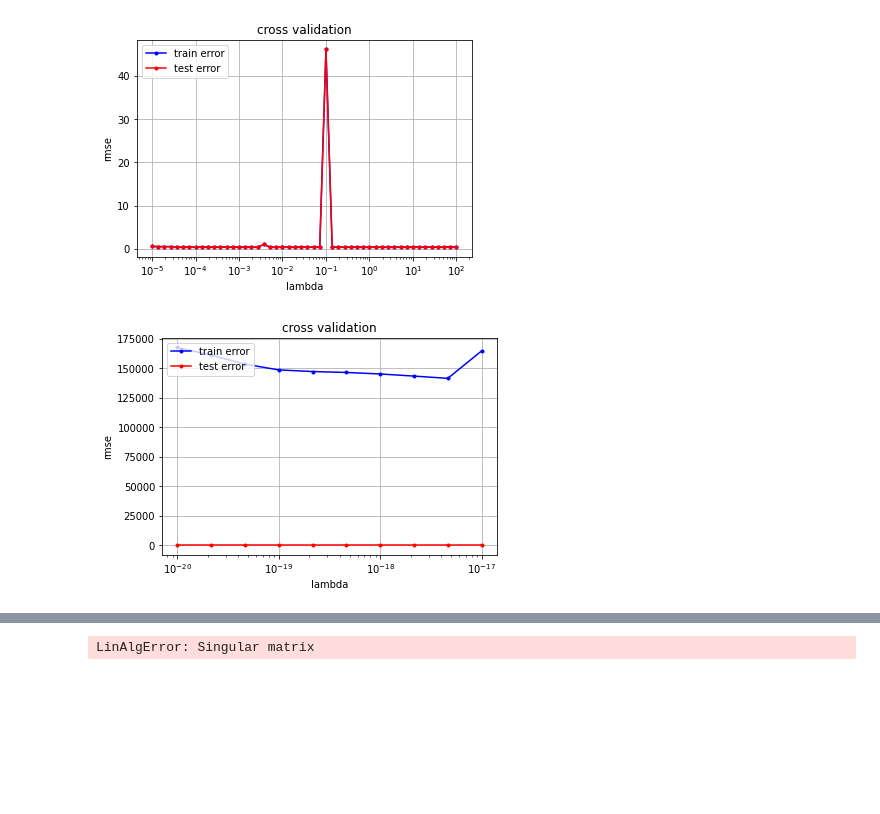
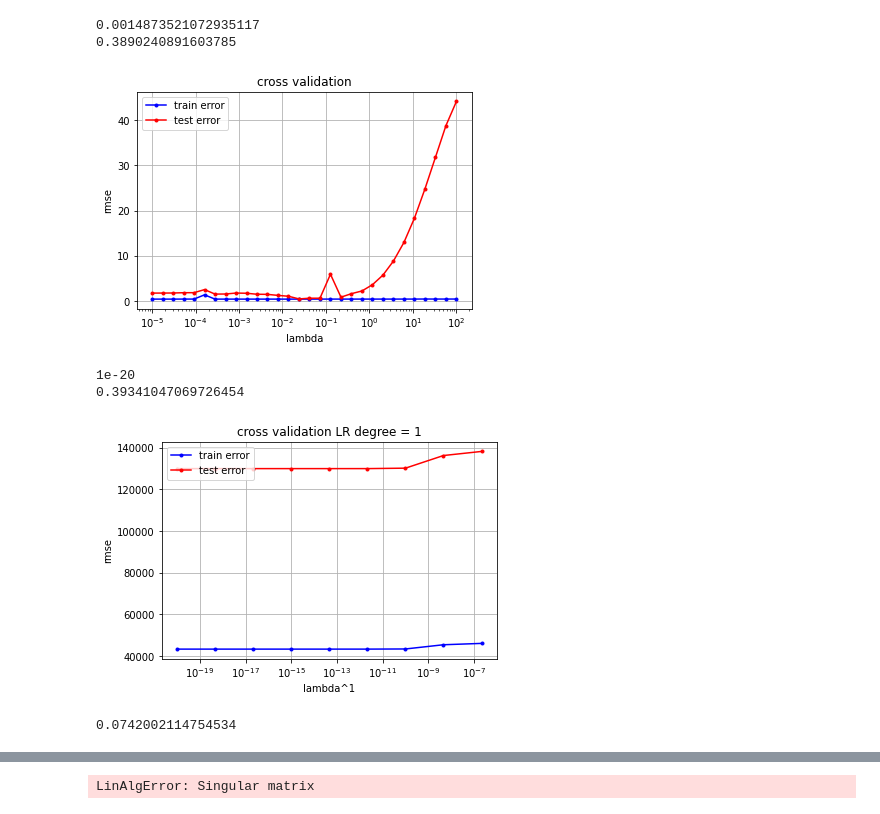
Before and after one commit to TheUndeadSloth/ML_EPFL, a Jupyter notebook: Project_1/TestingSebastian.ipynb, the cells around one changed output, grey strips where cells are left out. Cells and saved outputs as stored; diff of their text form; code cells hidden in the pictures; blank space fills up the shorter version.

Commit message:
new graphs and new func

```diff
--- a/Project_1/TestingSebastian.ipynb
+++ b/Project_1/TestingSebastian.ipynb
@@ -11,4 +11,4 @@ import matplotlib.pyplot as plt
 y, txorg, ids = load_csv_data('Data/train.csv')
 y = np.array([y])
 y = y.T
-txTest, idsTest = load_csv_Test('Data/test.csv')
+txTestorg, idsTest = load_csv_Test('Data/test.csv')
@@ -51,13 +46,16 @@ print(mse)
 w_init = least_squares(y,tx)[1]
 #gradient descent -15 to -6.5 gives good overview
 #logistic gradeint diverges after around -14 graph until 13.8 gives good overview -14 good with rmse
-lambdas = np.logspace(-5, 2, 50)
+lambdas = np.logspace(-5, 2, 30)
 rmse_te = []
 rmse_tr = []
+min_loss = 100000000000000000
+min_lambda = 0
 for lambda_ in lambdas:
-    k_indices = build_k_indices(y,4,1)
+    k_indices = build_k_indices(y,2,1)
     tr = []
     te = []
+
     for k in range(len(k_indices)):
 
 
@@ -71,7 +69,7 @@ for lambda_ in lambdas:
         amask = np.invert(mask)
         test_x = tx[amask,...]
         test_y = y[amask]
-        mse, weights = ridge_regression(y,tx,lambda_)
+        mse, weights = ridge_regression(train_y,train_x,lambda_)
 
         # calculate the loss for train and test data:
         """rmse loss"""
@@ -85,58 +83,97 @@ for lambda_ in lambdas:
 
         tr.append(loss_tr)
         te.append(loss_te)
+
     rmse_tr.append(np.array(tr).mean())
     rmse_te.append(np.array(te).mean())
 
+    if(rmse_tr[-1]<min_loss):
+        min_loss = rmse_tr[-1]
+        min_lambda = lambda_
+
 cross_validation_visualization(lambdas, rmse_tr, rmse_te)
+print(min_lambda)
+print(min_loss)
 # %% [output]
+0.0014873521072935117
+0.3890240891603785
-[figure, old version]
+[figure, new version]
+# %%
+degree = 1
+polFunc = np.ones([txorg.shape[0],txorg.shape[1]*(degree)+1])
+for j in range(degree):
+    #trying with mean now
+    polFunc[:,1+30*j:1+30*j+30] = np.power(txorg,j+1)
+tx = polFunc
 # %%
 w_init = least_squares(y,tx)[1]
-#gradient descent -15 to -6.5 gives good overview
+w_init = np.zeros(w_init.shape)
+#w_init = np.zeros(w_init.shape)
+#gradient descent -15 to -6.5 gives good overview gamma = 3.727593720314938e-07 with degree 5
 #logistic gradeint diverges after around -14 graph until 13.8 gives good overview -14 good with rmse
-lambdas = np.logspace(-20, -17, 10)
+lambdas = np.logspace(-20,-5,10)
 rmse_te = []
 rmse_tr = []
+min_loss1 = 100000000000000000
+min_lambda = 0
 for lambda_ in lambdas:
-    k_indices = build_k_indices(y,1,1)
+    k_indices = build_k_indices(y,4,5)
     tr = []
     te = []
+
     for k in range(len(k_indices)):
 
 
 
         #make a mask to extract all test data
         mask = np.zeros(tx.shape[0], dtype=bool)
         mask[k_indices[k]] = True
 
         train_x = tx[mask,...]
         train_y = y[mask]
         amask = np.invert(mask)
         test_x = tx[amask,...]
         test_y = y[amask]
-        mse, weights = logistic_regression(y,tx, w_init,50,lambda_)
+        mse, weights = gradient_descent(train_y,train_x, w_init,50,pow(lambda_,degree))
 
         # calculate the loss for train and test data:
         """rmse loss"""
         # loss_tr = np.sqrt(2 * compute_mse(train_y, train_x , weights))
         # loss_te = np.sqrt(2 * compute_mse(test_y, test_x , weights))
 
         """logistic loss"""
 
         loss_tr = calculate_loss(train_y, train_x, weights)
         loss_te = calculate_loss(test_y, test_x, weights)
-
+        """predictive loss"""
+        # e = train_y - predict_labels(weights,train_x)
+        # loss_tr = np.sqrt(1/len(e)*e.T @ e)
+        # e = test_y - predict_labels(weights,test_x)
+        # loss_te = np.sqrt(1/len(e)*e.T @ e)
         tr.append(loss_tr)
         te.append(loss_te)
+
     rmse_tr.append(np.array(tr).mean())
     rmse_te.append(np.array(te).mean())
 
-cross_validation_visualization(lambdas, rmse_tr, rmse_te)
+
+    if(rmse_te[-1]<min_loss1):
+        min_lambda = lambda_
+        min_loss1 = float(rmse_te[-1])
+
+
+degreeStr = str(1)
+cross_validation_visualization(lambdas, rmse_tr, rmse_te, 'LR degree = %s' % degree,degreeStr)
+print(min_lambda)
+print(min_loss)
 # %% [output]
+1e-20
+0.39341047069726454
-[figure, old version]
+[figure, new version]
 # %%
 
 mse, testW  = least_squares(y,tx)
 
-print(testW.shape)
+print(mse)
+# %% [output]
+0.0742002114754534
```
Also changed, not shown: parts of 9 cells of this notebook, 25 other files.
